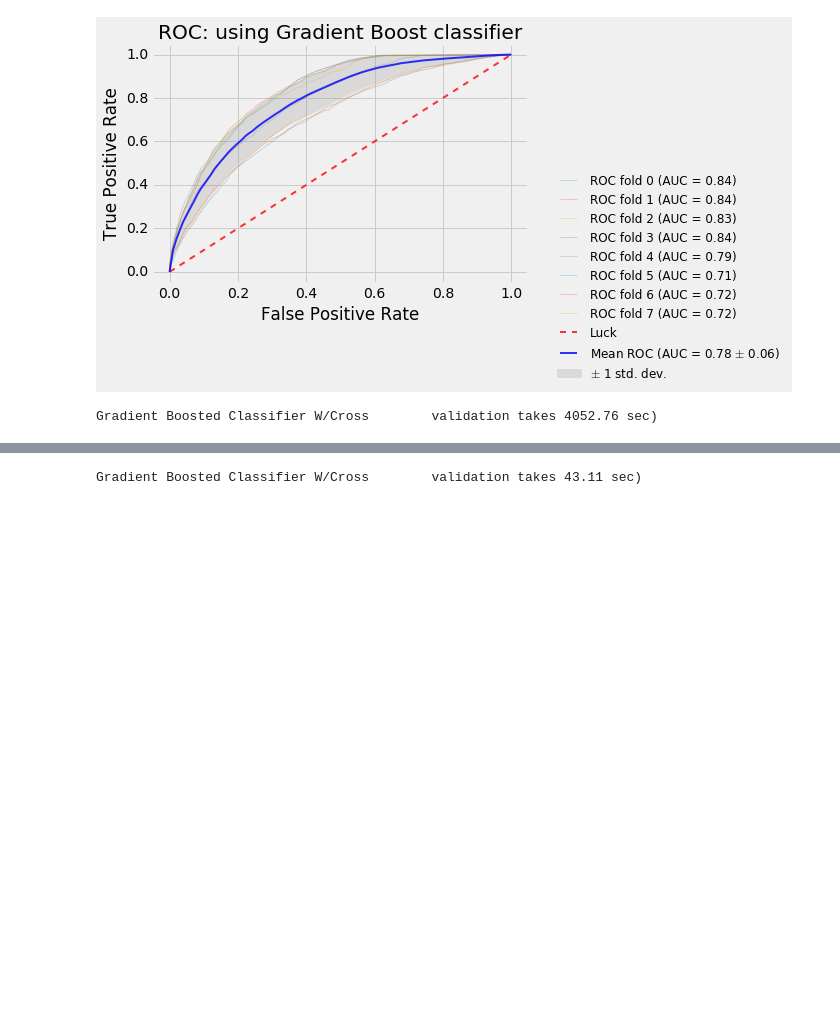
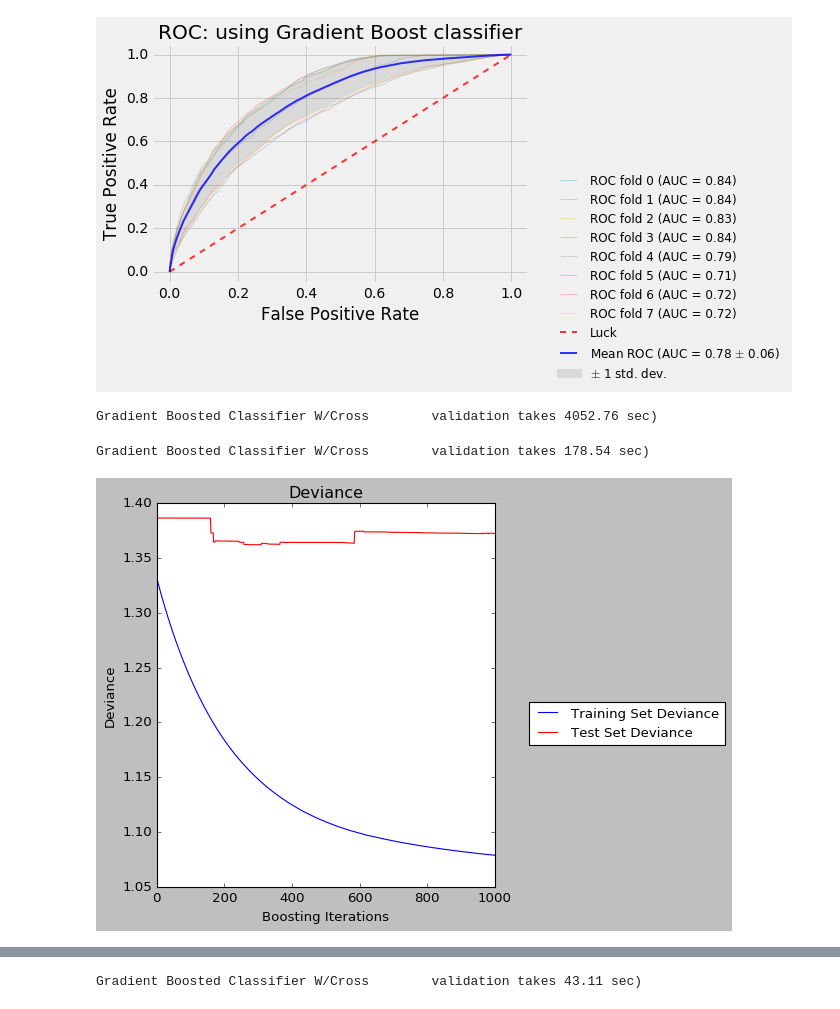
Before and after one commit to billiescodes/mortality_in_ICU, a Jupyter notebook: 02_Model_and_Evaluation.ipynb, the cells around one changed output, grey strips where cells are left out. Drawn from its saved outputs; the diff is of its cells as text; code cells hidden in the pictures; blank space fills up the shorter version.

Commit message:
modified model

```diff
--- a/02_Model_and_Evaluation.ipynb
+++ b/02_Model_and_Evaluation.ipynb
@@ -619,41 +629,45 @@ print ("Gradient Boosted Classifier W/Cross \
 # %%
 
 start = timeit.default_timer()
-n_estimators=400
-model_gb1 = GradientBoostingClassifier(n_estimators=1000,max_depth=3,learning_rate=.03)
+n_estimators=1000
+model_gb1 = GradientBoostingClassifier(n_estimators=1000,max_depth=3,learning_rate=.00)
 model_gb1.fit(X_train, y_train)
 # #############################################################################
 # Plot training deviance
 plt.style.use('classic')
 # compute test set deviance
 test_score = np.zeros((n_estimators), dtype=np.float64)
 
 for i, y_pred in enumerate(model_gb1.staged_predict(X_test)):
     test_score[i] = model_gb1.loss_(y_test, y_pred)
 
 plt.figure(figsize=(12, 6))
 plt.subplot(1, 2, 1)
 plt.title('Deviance')
 plt.plot(np.arange(n_estimators) + 1,model_gb1.train_score_, 'b-', label='Training Set Deviance')
 plt.plot(np.arange(n_estimators) + 1, test_score, 'r-', label='Test Set Deviance')
 plt.legend(fontsize=12, bbox_to_anchor=(1.7,0.5) )
 plt.xlabel('Boosting Iterations'); plt.ylabel('Deviance')
 
 # #############################################################################
 # Plot feature importance
-feature_importance = model_gb1.feature_importances_
-# make importances relative to max importance
-feature_importance = 100.0 * (feature_importance / feature_importance.max())
-sorted_idx = np.argsort(feature_importance)
+### Call helper function get_feature_importances
+# feature_importance = get_feature_importances(model_gb1) #model_gb1.feature_importances_
+# # make importances relative to max importance
+# percent_importance = 100.0 * (feature_importance.importance / feature_importance.importance.max())
+# sorted_idx = np.argsort(percent_importance)
+# labels = feature_importance.label[sorted_idx]
 
-get_feature_importances
-pos = np.arange(sorted_idx.shape[0]) + .5
-plt.subplot(1, 2, 2)
-plt.barh(pos, feature_importance[sorted_idx], align='center')
-plt.yticks(pos, boston.feature_names[sorted_idx])
-plt.xlabel('Relative Importance')
-plt.title('Variable Importance')
+# pos = np.arange(sorted_idx.shape[0]) + .5
+# plt.subplot(1, 2, 2)
+# plt.barh(pos, percent_importance[sorted_idx], align='center')
+# plt.yticks(pos, labels)
+# plt.xlabel('Relative Importance')
+# plt.title('Variable Importance')
 
 elapsed = timeit.default_timer() - start
 print ("Gradient Boosted Classifier W/Cross \
        validation takes {} sec) ".format(round(elapsed,2)) )
+# %% [output]
+Gradient Boosted Classifier W/Cross        validation takes 178.54 sec)
+[figure, added]
```
Also changed, not shown: parts of 2 cells of this notebook.
